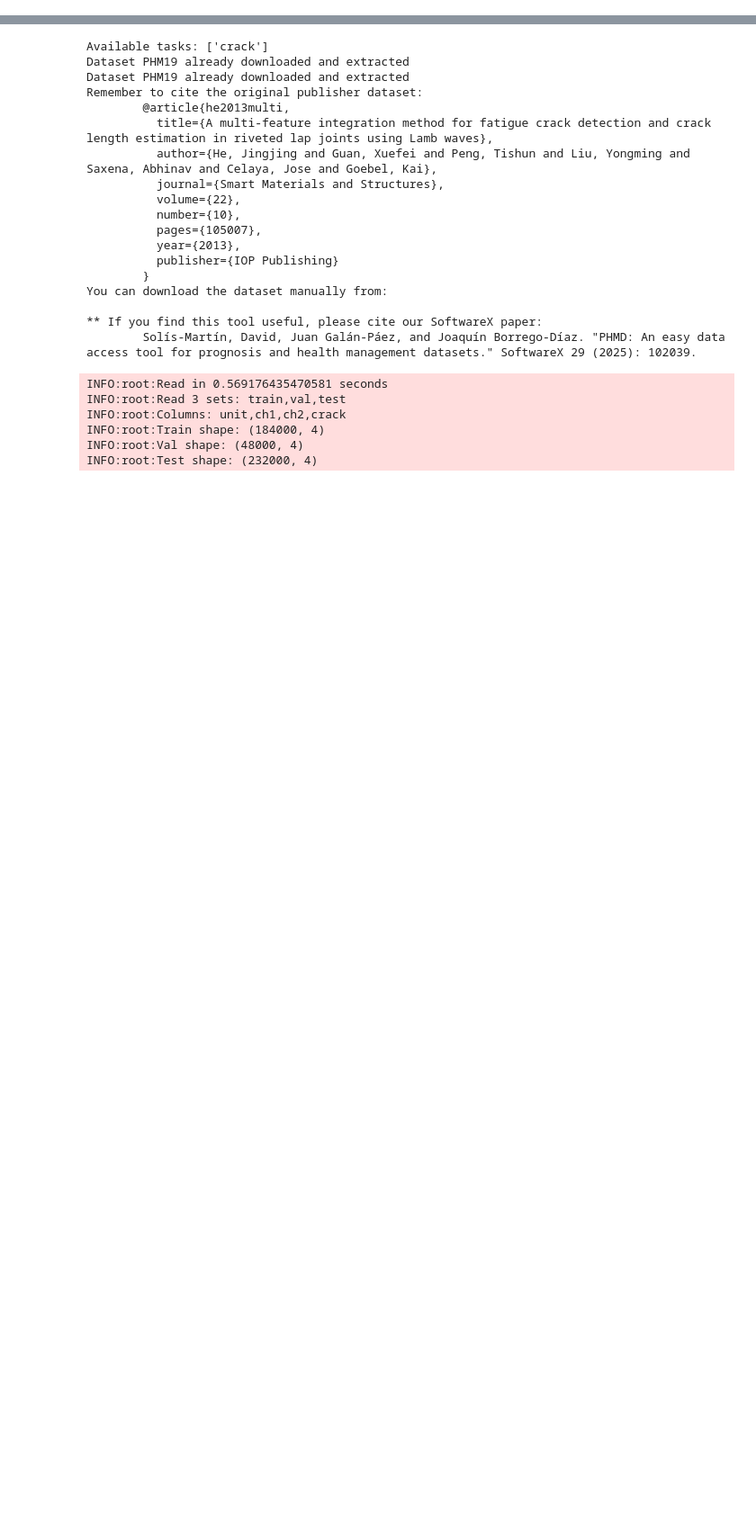
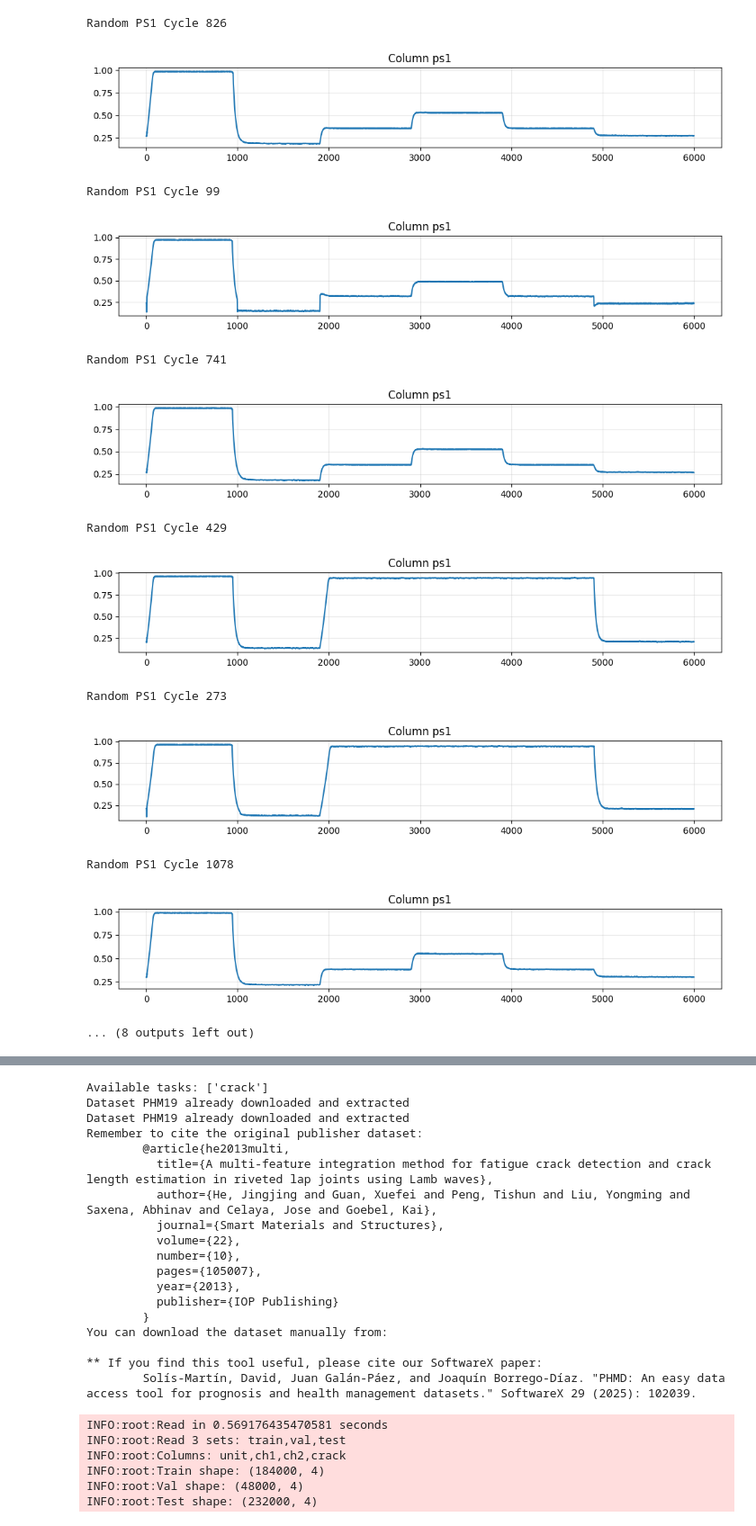
Before and after one commit to EPFL-IMOS/picid, a Jupyter notebook: notebooks/battery_phmd.ipynb, the cells around one changed output, grey strips where cells are left out. Shown at 90% size. Cells and saved outputs as stored; diff of their text form; code cells hidden in the pictures; blank space fills up the shorter version.

```diff
--- a/notebooks/battery_phmd.ipynb
+++ b/notebooks/battery_phmd.ipynb
@@ -3,2 +293,79 @@ from phmd import datasets
 # %%
-datasets.Dataset.search(application='IMS')
+
+
+
+def print_features(cycle, cols_to_print="All", normalize=False):
+    columns = [
+        "ce", "cp", "eps1", "fs1", "fs2", "ps1", "ps2", "ps3",
+        "ps4", "ps5", "ps6", "se", "ts1", "ts2", "ts3", "ts4", "vs1"
+    ]
+
+    one_cycle_np = to_numpy(cycle)
+
+    # 1. Determine exactly which columns we want to process
+    if cols_to_print == "All":
+        target_cols = columns
+    else:
+        # Ensure target_cols only contains valid names
+        target_cols = [c for c in cols_to_print if c in columns]
+
+    num_plots = len(target_cols)
+
+    if num_plots == 0:
+        print("No valid columns to print.")
+        return
+
+    # 2. Setup subplots (squeeze=False ensures axs is always a list/array, even for 1 plot)
+    fig, axs = plt.subplots(num_plots, 1, figsize=(10, 2 * num_plots), squeeze=False)
+
+    # Flatten axs so we can iterate over it easily regardless of dimensions
+    axs = axs.flatten()
+
+    # 3. Iterate through the TARGET columns, not the range of indices
+    for i, col_name in enumerate(target_cols):
+
+        # Find the index of this column name in the original full list
+        original_data_index = columns.index(col_name)
+
+        # Get the data using the correct index
+        col_data = one_cycle_np[:, original_data_index]
+
+        # Normalize
+        if normalize:
+            denom = np.max(col_data) - np.min(col_data)
+            if denom == 0:
+                col_data_norm = col_data # Avoid division by zero for constant signals
+            else:
+                col_data_norm = (col_data - np.min(col_data)) / denom
+        else:
+            col_data_norm = col_data
+
+        # Plot on the ith subplot
+        axs[i].plot(col_data_norm)
+        axs[i].set_title(f'Column {col_name}')
+        axs[i].grid(True, alpha=0.3)
+
+    plt.tight_layout()
+    plt.show()
+
+
+# print 10 random PS1 cycles
+for _ in range(10):
+    random_index = np.random.randint(0, len(data_dict['train']['features'][0]))
+    print(f"Random PS1 Cycle {random_index}")
+    one_cycle = data_dict['train']['features'][0][random_index]
+    print_features(one_cycle, cols_to_print=["ps1"], normalize=False)
+# %% [output]
+Random PS1 Cycle 826
+[figure, added]
+Random PS1 Cycle 99
+[figure, added]
+Random PS1 Cycle 741
+[figure, added]
+Random PS1 Cycle 429
+[figure, added]
+Random PS1 Cycle 273
+[figure, added]
+Random PS1 Cycle 1078
+[figure, added]
+... (8 outputs left out)
```
Also changed, not shown: parts of 13 cells of this notebook.
